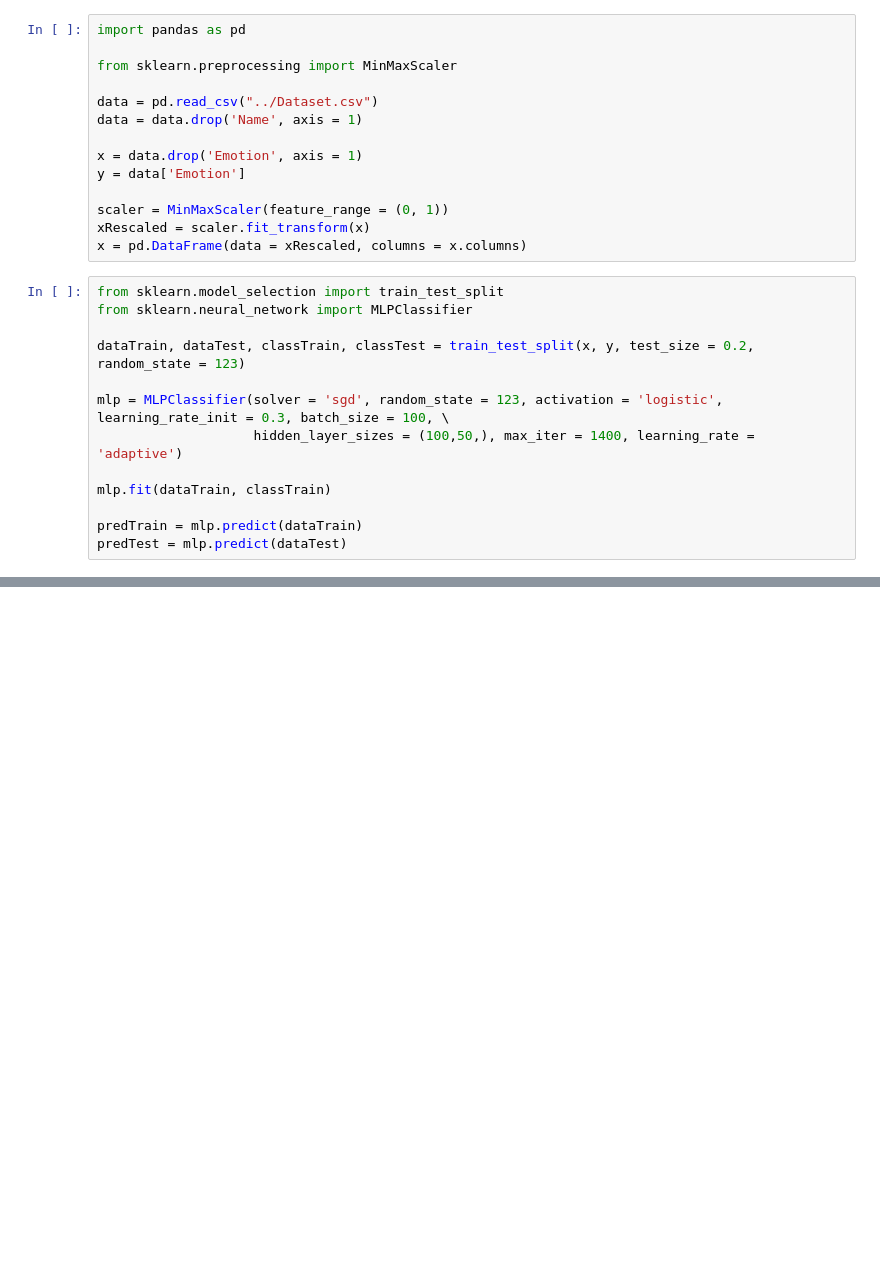
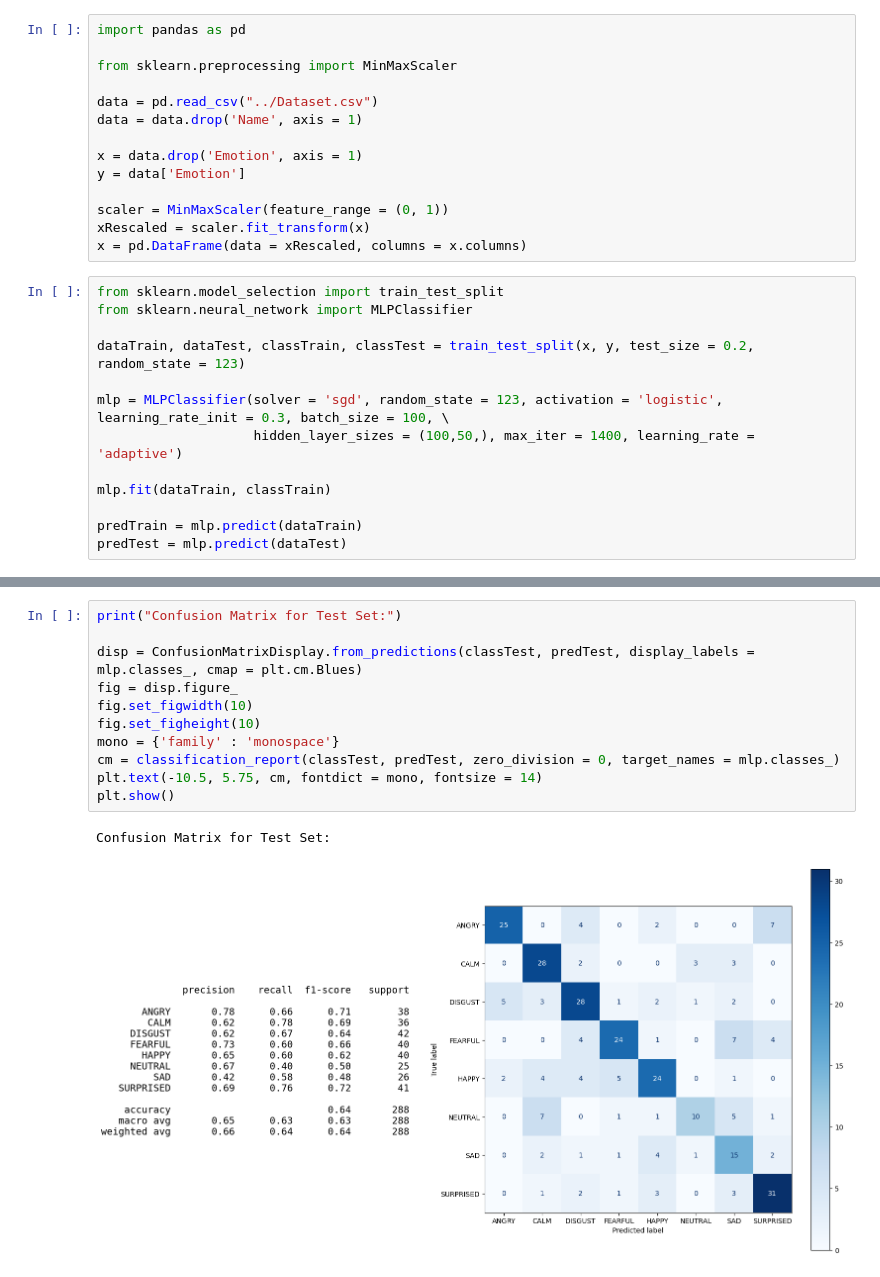
Before and after one commit to RustyReich/ECS171-Group-27-, a Jupyter notebook: Model Notebooks/ANN.ipynb, the cells around one changed output, grey strips where cells are left out. Cells and saved outputs as stored; diff of their text form; blank space fills up the shorter version.

```diff
--- a/Model Notebooks/ANN.ipynb
+++ b/Model Notebooks/ANN.ipynb
@@ -119,0 +47,14 @@ weighted avg       0.66      0.64      0.64       288
+# %%
+print("Confusion Matrix for Test Set:")
+
+disp = ConfusionMatrixDisplay.from_predictions(classTest, predTest, display_labels = mlp.classes_, cmap = plt.cm.Blues)
+fig = disp.figure_
+fig.set_figwidth(10)
+fig.set_figheight(10)
+mono = {'family' : 'monospace'}
+cm = classification_report(classTest, predTest, zero_division = 0, target_names = mlp.classes_)
+plt.text(-10.5, 5.75, cm, fontdict = mono, fontsize = 14)
+plt.show()
+# %% [output]
+Confusion Matrix for Test Set:
+[figure, added]
```
Also changed, not shown: parts of 6 cells of this notebook.
